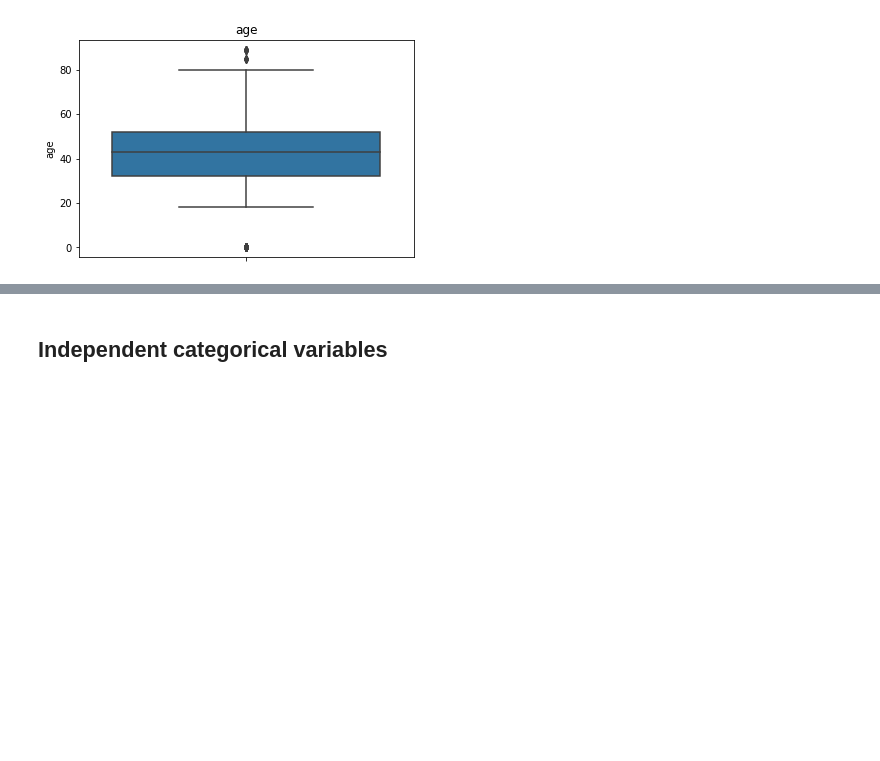
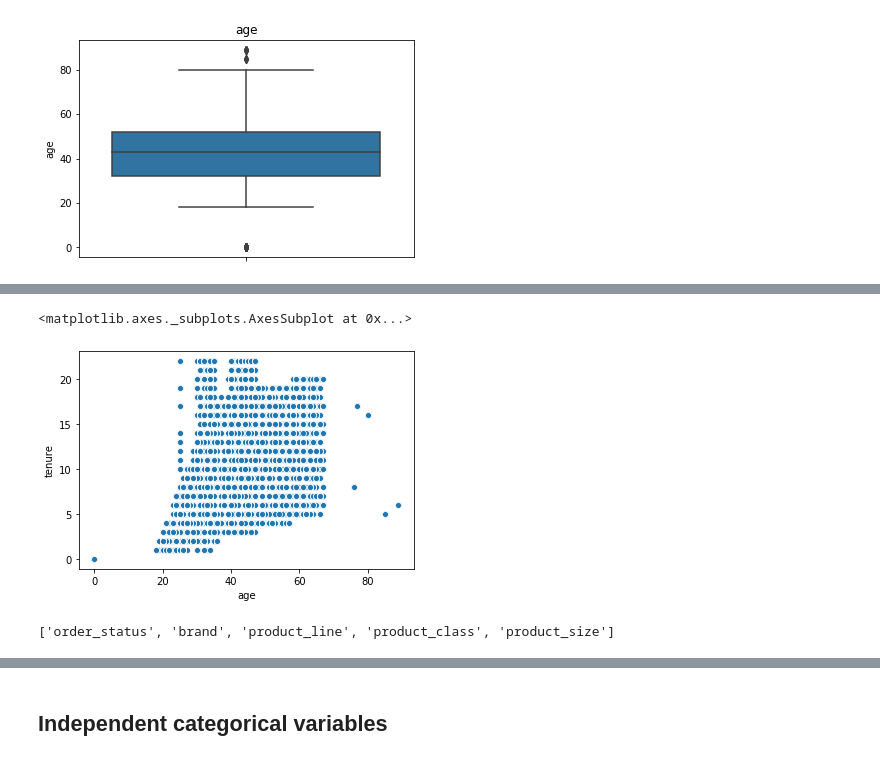
Before and after one commit to prashantlal56/KPMG_virtual_internship, a Jupyter notebook: Task_2.ipynb, the cells around one changed output, grey strips where cells are left out. Cells and saved outputs as stored; diff of their text form; code cells hidden in the pictures; blank space fills up the shorter version.

```diff
--- a/Task_2.ipynb
+++ b/Task_2.ipynb
@@ -381,0 +522,9 @@ target_columns
+# %%
+sns.scatterplot(df.age, df.tenure)
+# %% [output]
+<matplotlib.axes._subplots.AxesSubplot at 0x...>
+[figure, added]
+# %%
+target_cat
+# %% [output]
+['order_status', 'brand', 'product_line', 'product_class', 'product_size']
```
Also changed, not shown: parts of 40 cells of this notebook.
